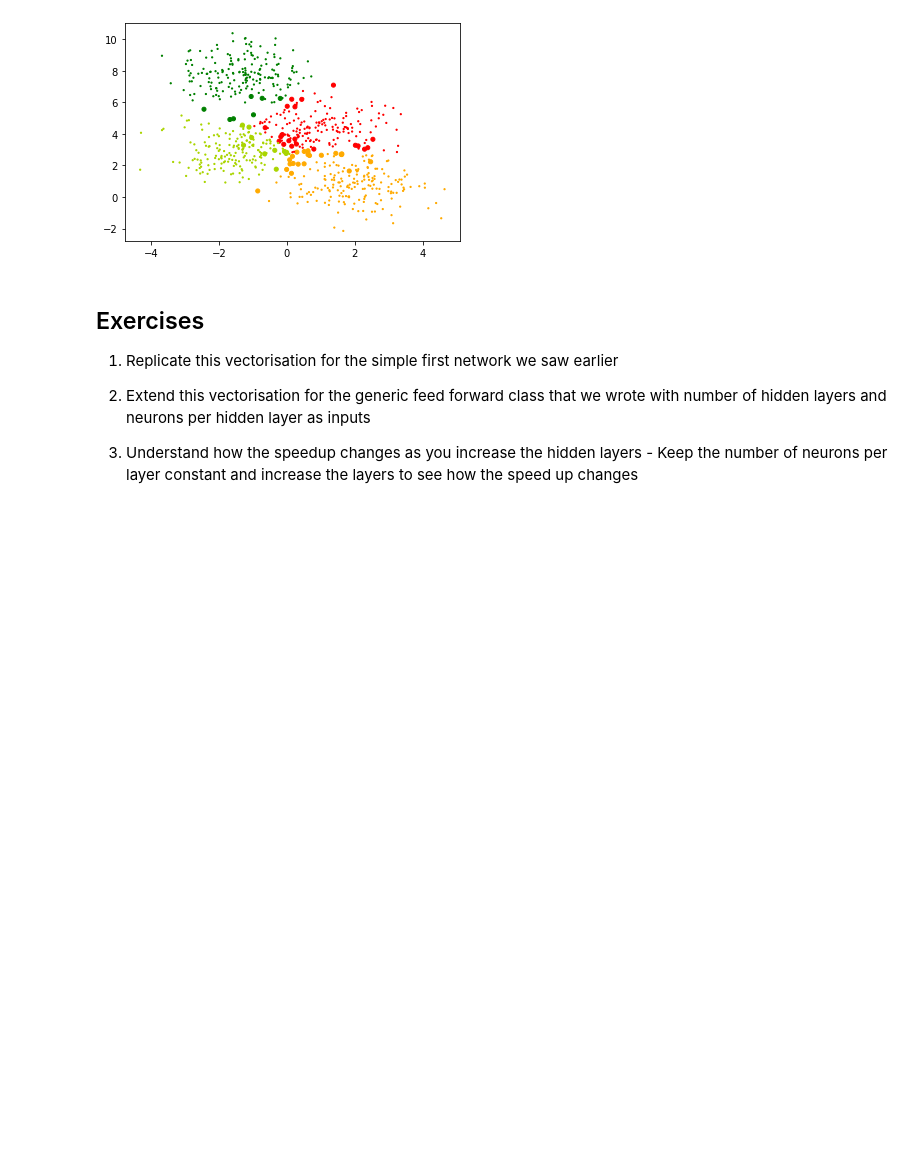
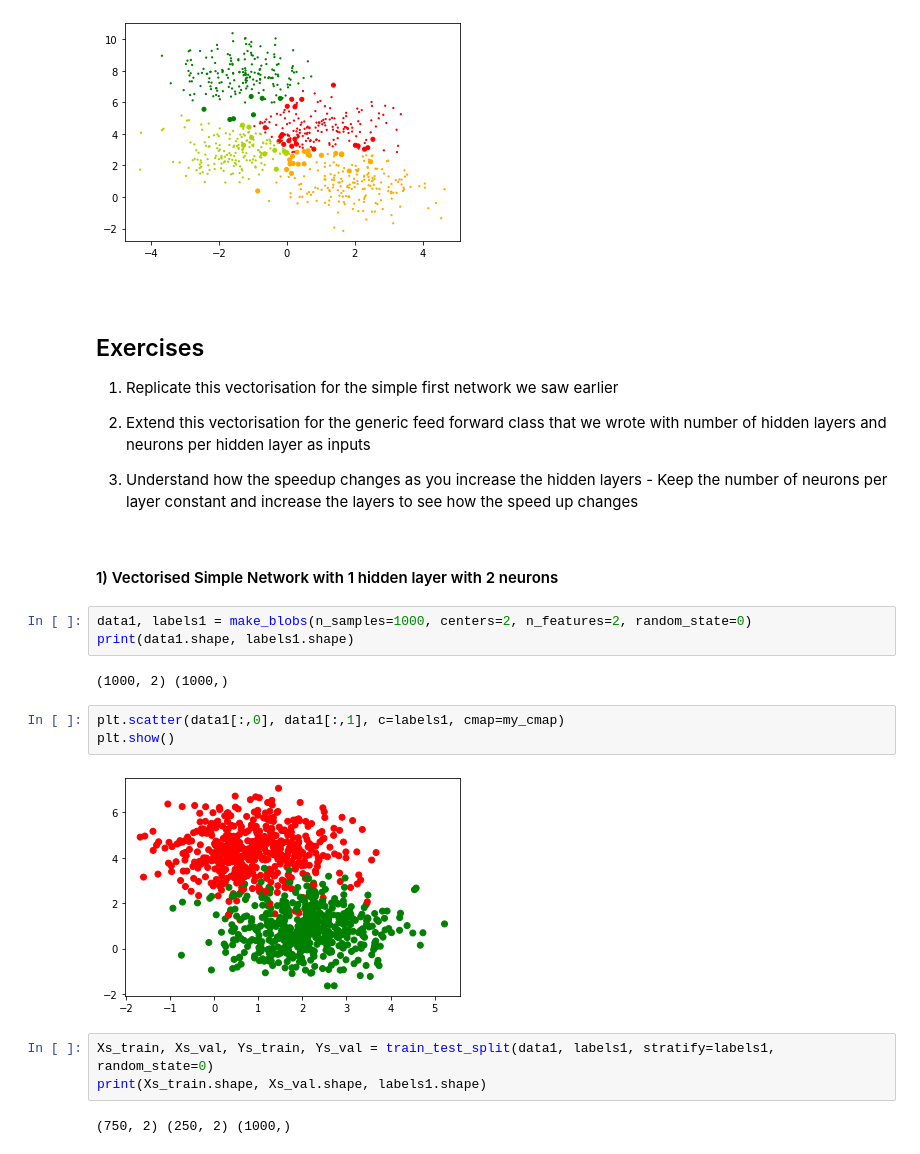
Before and after one commit to binodmathews93/GUVI-DeepLearning, a Jupyter notebook: VectorizedFeedForwardNetworks.ipynb, the cells around one changed output. Saved outputs shown, nothing was run; the diff lists cells and outputs as text; blank space fills up the shorter version.

Commit message:
Tried to vectorize simple FF network

````diff
--- a/VectorizedFeedForwardNetworks.ipynb
+++ b/VectorizedFeedForwardNetworks.ipynb
@@ -431,6 +431,8 @@ plt.show()
 # %% [output]
 [figure]
 # %% [markdown]
+```#This is formatted as code
+```
 ## Exercises
 
 1. Replicate this vectorisation for the simple first network we saw earlier
@@ -438,3 +440,20 @@ plt.show()
 2. Extend this vectorisation for the generic feed forward class that we wrote with number of hidden layers and neurons per hidden layer as inputs
 
 3. Understand how the speedup changes as you increase the hidden layers - Keep the number of neurons per layer constant and increase the layers to see how the speed up changes
+# %% [markdown]
+#### 1) Vectorised Simple Network with 1 hidden layer with 2 neurons
+# %%
+data1, labels1 = make_blobs(n_samples=1000, centers=2, n_features=2, random_state=0)
+print(data1.shape, labels1.shape)
+# %% [output]
+(1000, 2) (1000,)
+# %%
+plt.scatter(data1[:,0], data1[:,1], c=labels1, cmap=my_cmap)
+plt.show()
+# %% [output]
+[figure, added]
+# %%
+Xs_train, Xs_val, Ys_train, Ys_val = train_test_split(data1, labels1, stratify=labels1, random_state=0)
+print(Xs_train.shape, Xs_val.shape, labels1.shape)
+# %% [output]
+(750, 2) (250, 2) (1000,)
````
Also changed, not shown: parts of 4 cells of this notebook.
